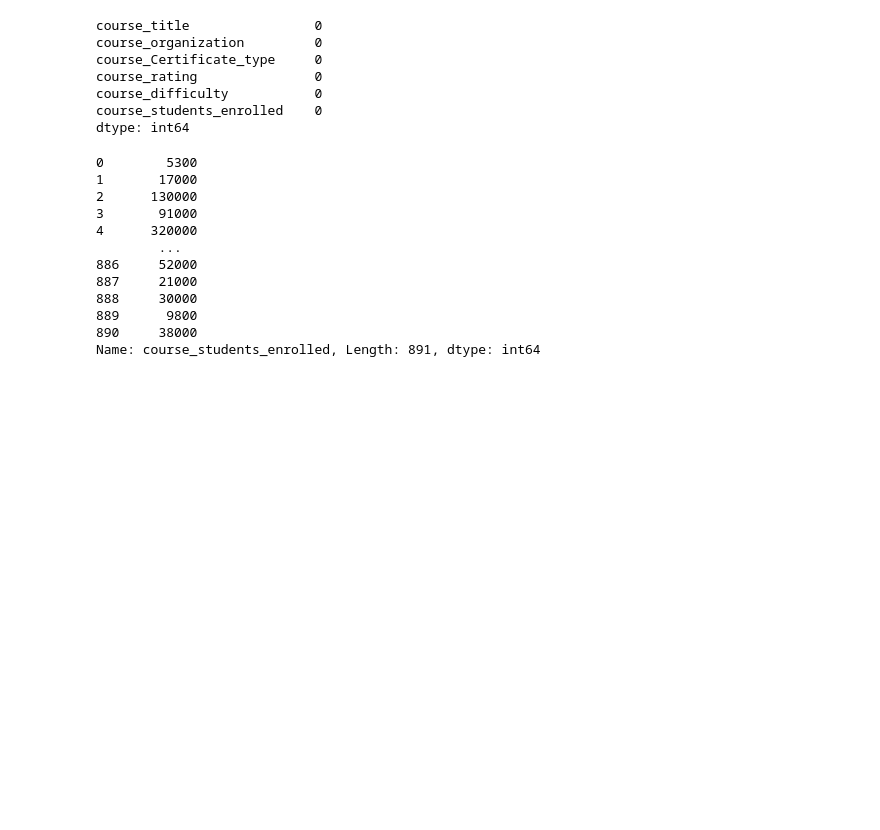
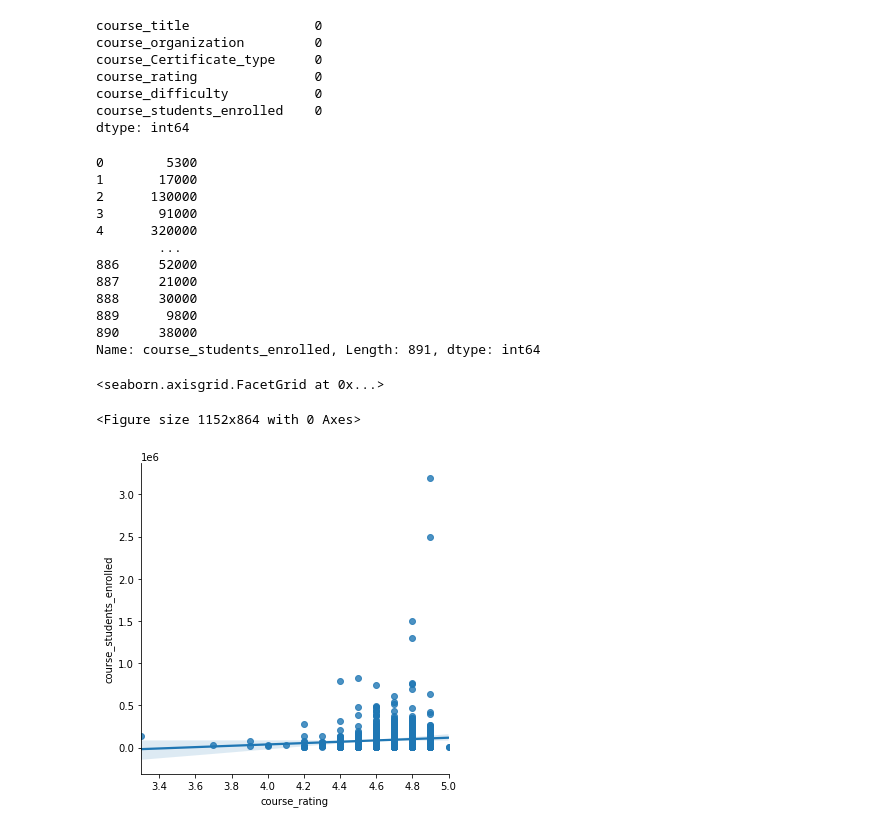
Before and after one commit to Kelvin-Arellano/Coursera, a Jupyter notebook: Untitled.ipynb, the cells around one changed output. Saved outputs shown, nothing was run; the diff lists cells and outputs as text; code cells hidden in the pictures; blank space fills up the shorter version.

Commit message:
more visuals

```diff
--- a/Untitled.ipynb
+++ b/Untitled.ipynb
@@ -124,3 +124,10 @@ df['course_students_enrolled']
 889      9800
 890     38000
 Name: course_students_enrolled, Length: 891, dtype: int64
+# %%
+plt.figure(figsize=(16,12))
+sns.lmplot(x='course_rating',y='course_students_enrolled',data=df)
+# %% [output]
+<seaborn.axisgrid.FacetGrid at 0x...>
+<Figure size 1152x864 with 0 Axes>
+[figure, added]
```
Also changed, not shown: parts of 3 cells of this notebook.
